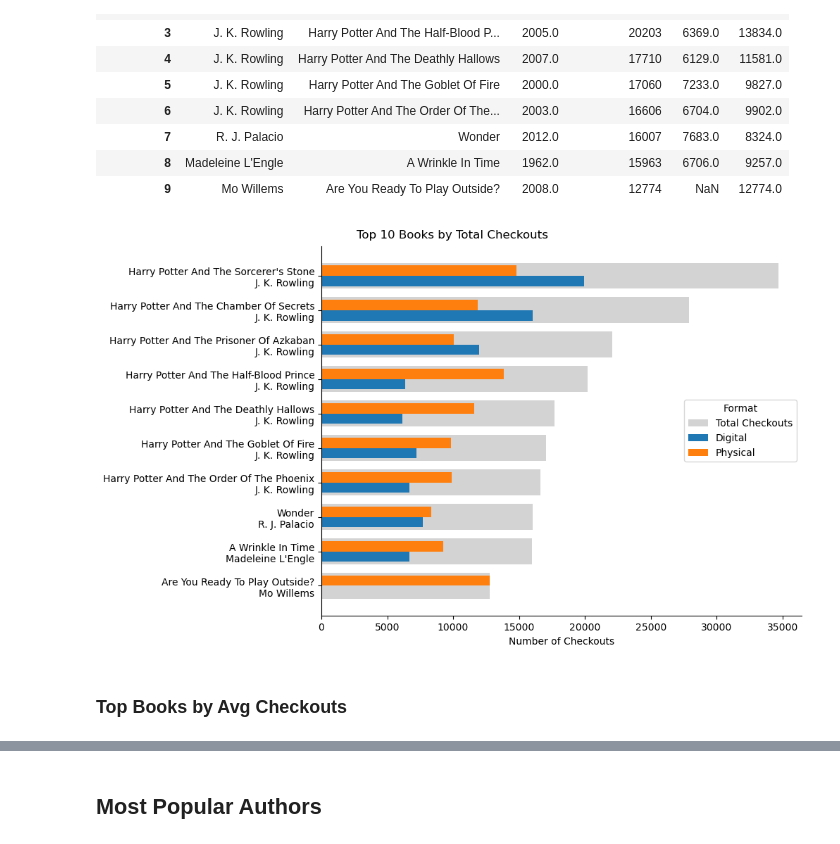
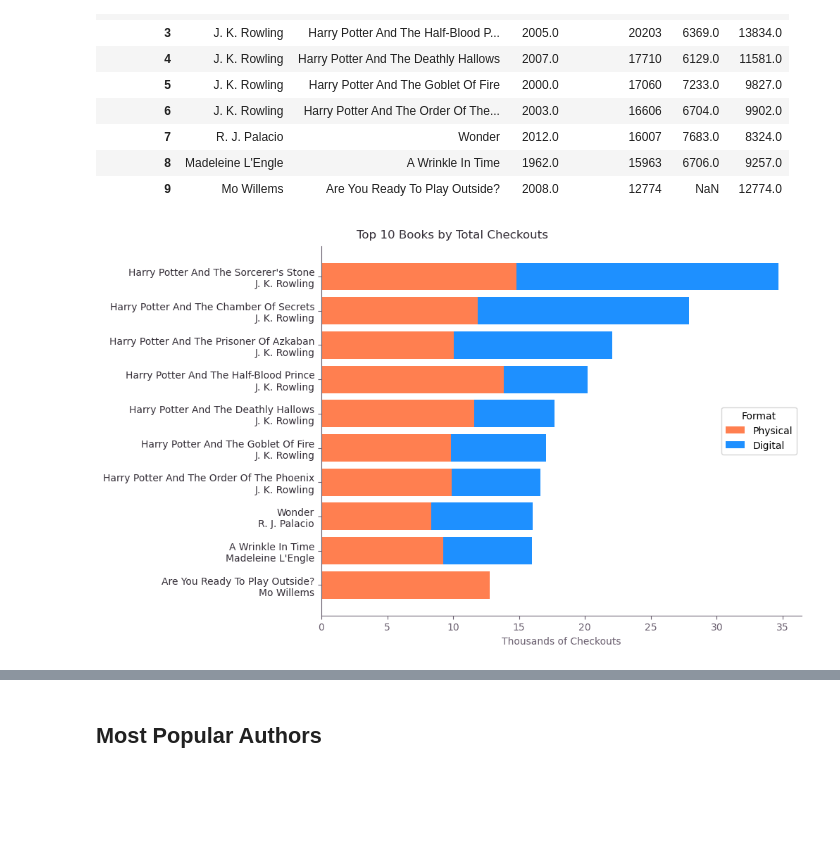
Before and after one commit to rm-pearson/NSS-capstone, a Jupyter notebook: Notebooks/data exploration.ipynb, the cells around one changed output, grey strips where cells are left out. Saved outputs shown, nothing was run; the diff lists cells and outputs as text; code cells hidden in the pictures; blank space fills up the shorter version.

```diff
--- a/Notebooks/data exploration.ipynb
+++ b/Notebooks/data exploration.ipynb
@@ -101,30 +99,30 @@ top10_overall
 # %%
 ##resort data for graphing
 df = top10_overall.sort_values('TotalCheckouts').reset_index(drop = True)
 
 ## Build the graph
 fig, ax = plt.subplots(figsize = (10,6), layout = 'constrained')
 
-bar_width = 0.3
 y = np.arange(10)
 
-ax.barh(y, df['TotalCheckouts'], height = bar_width * 2.5, color = 'lightgray', zorder = 0, label = 'Total Checkouts')
+ax.barh(y, df['Physical']/1000, color = 'coral', label = 'Physical')
+ax.barh(y, df['Digital']/1000, left = df['Physical']/1000, color = 'dodgerblue', label = 'Digital')
 
-for i, type in enumerate(df[['Digital', 'Physical']]):
-    ax.barh(y + (i * bar_width) - (bar_width/2), df[type], height = bar_width, label = type)
+
 
 ## Graph title
-plt.suptitle('Top 10 Books by Total Checkouts')
+plt.suptitle('Top 10 Books by Total Checkouts', color = '#342E37')
 
 ## Axis & legend customization
 ax.spines[['top', 'right']].set_visible(False)
-ax.set_xlabel("Number of Checkouts")
+ax.spines[['left', 'bottom']].set_color('#6A5F6F')
+ax.set_xlabel("Thousands of Checkouts", color = '#6A5F6F')
 ax.set_yticks(y)
-ax.set_yticklabels(df.Title + '\n' + df.CreatorName)
+ax.tick_params(colors = '#6A5F6F')
+ax.set_yticklabels(df.Title + '\n' + df.CreatorName, color = '#342E37')
+
 ax.legend(title="Format")
 
-plt.show()
+plt.savefig('../Images/Fig1-Most_Popular_Books.png', transparent = True)
 # %% [output]
-[figure, old version]
+[figure, new version]
-# %% [markdown]
-### Top Books by Avg Checkouts
```
Also changed, not shown: parts of 65 cells of this notebook, 6 other files.
